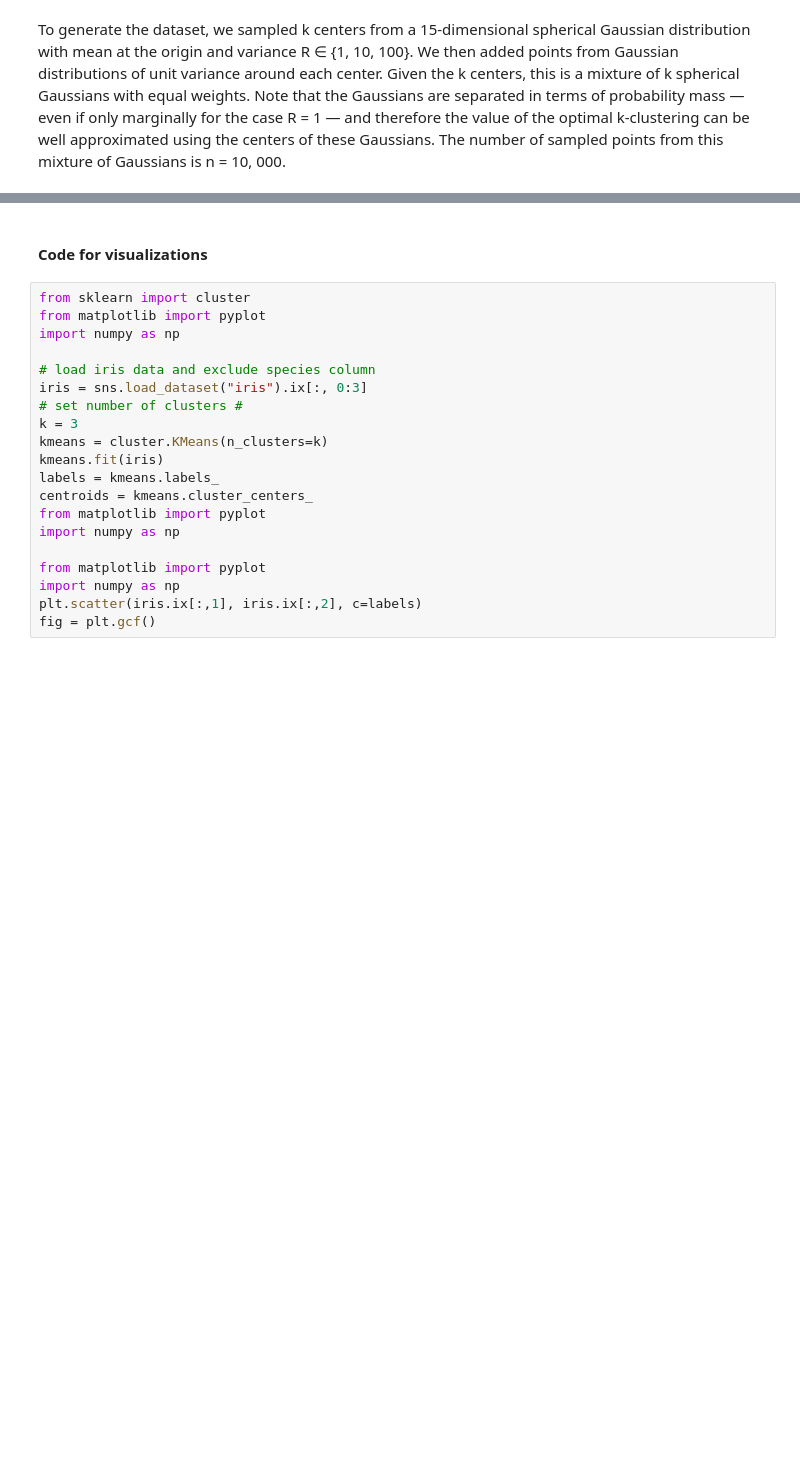
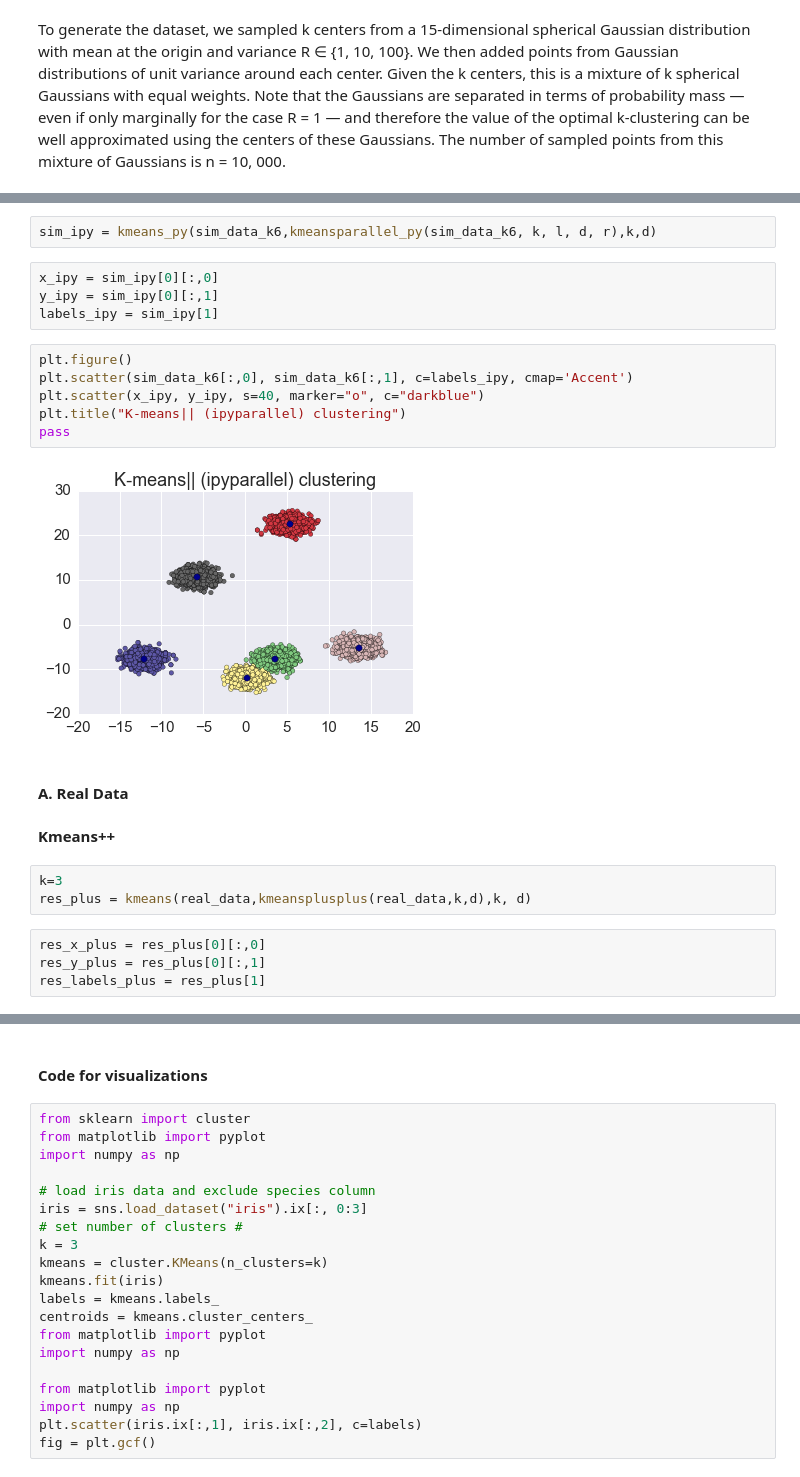
Before and after one commit to jeromemassot/Kmeans_Parallel, a Jupyter notebook: Parallelizing-K-means-Part-II.ipynb, the cells around one changed output, grey strips where cells are left out. Drawn from its saved outputs; the diff is of its cells as text; blank space fills up the shorter version.

```diff
--- a/Parallelizing-K-means-Part-II.ipynb
+++ b/Parallelizing-K-means-Part-II.ipynb
@@ -137,0 +1186,25 @@ ADD TEXT HERE
+# %%
+sim_ipy = kmeans_py(sim_data_k6,kmeansparallel_py(sim_data_k6, k, l, d, r),k,d)
+# %%
+x_ipy = sim_ipy[0][:,0]
+y_ipy = sim_ipy[0][:,1]
+labels_ipy = sim_ipy[1]
+# %%
+plt.figure()
+plt.scatter(sim_data_k6[:,0], sim_data_k6[:,1], c=labels_ipy, cmap='Accent')
+plt.scatter(x_ipy, y_ipy, s=40, marker="o", c="darkblue")
+plt.title("K-means|| (ipyparallel) clustering")
+pass
+# %% [output]
+[figure, added]
+# %% [markdown]
+#### A. Real Data
+# %% [markdown]
+**Kmeans++**
+# %%
+k=3
+res_plus = kmeans(real_data,kmeansplusplus(real_data,k,d),k, d)
+# %%
+res_x_plus = res_plus[0][:,0]
+res_y_plus = res_plus[0][:,1]
+res_labels_plus = res_plus[1]
```
Also changed, not shown: parts of 105 cells of this notebook, 1 other file.
